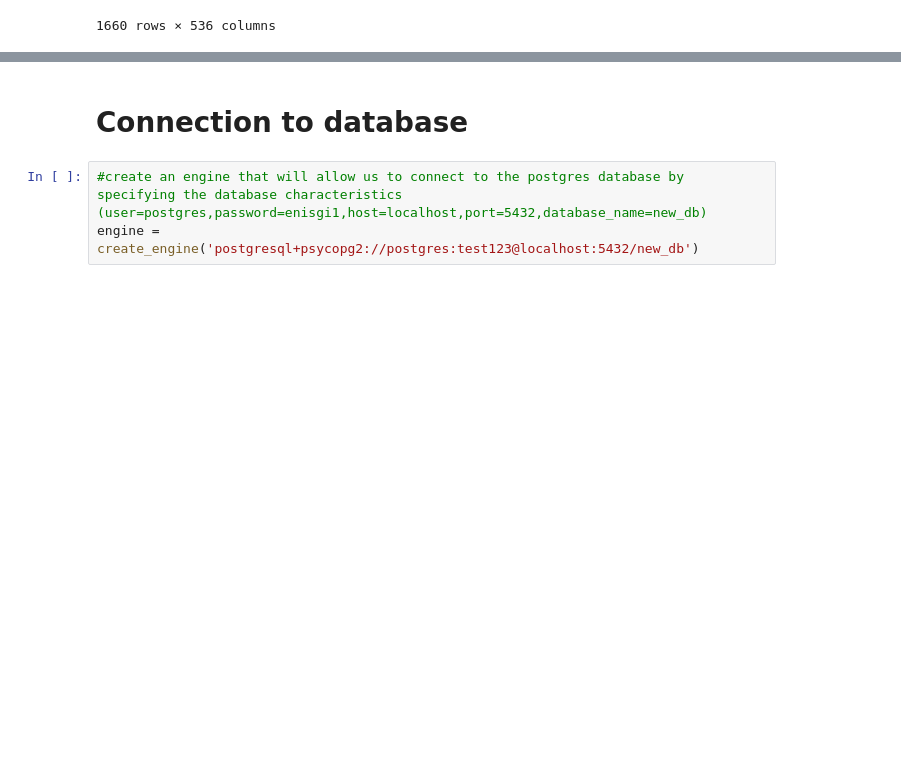
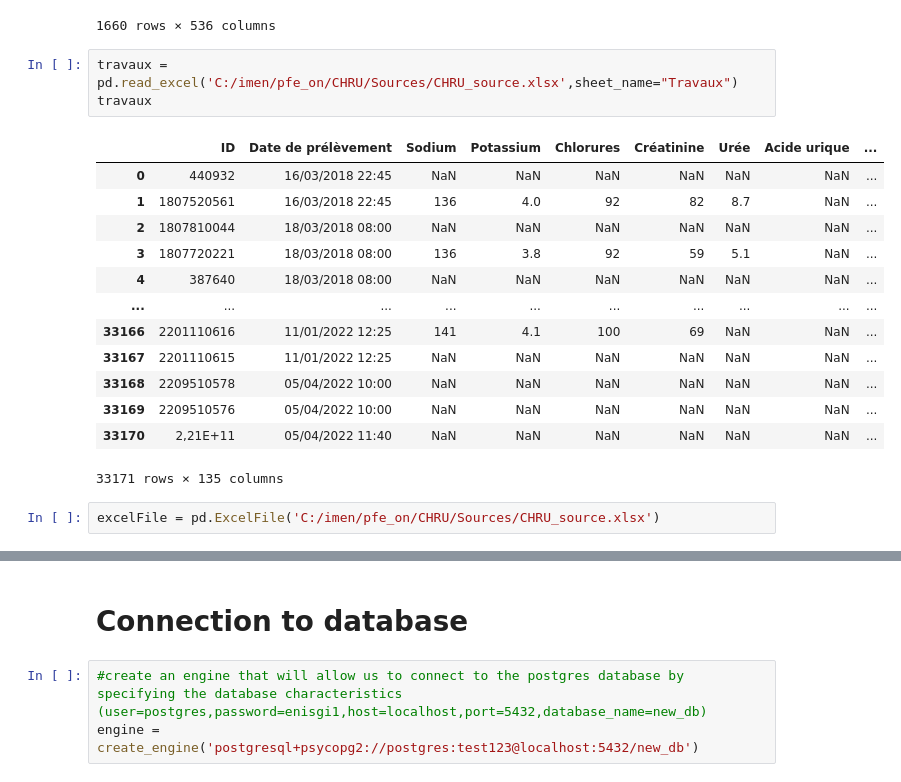
Before and after one commit to imen2000/pfe_on, a Jupyter notebook: ImplementationAppliedMethod.ipynb, the cells around one changed output, grey strips where cells are left out. Cells and saved outputs as stored; diff of their text form; blank space fills up the shorter version.

```diff
--- a/ImplementationAppliedMethod.ipynb
+++ b/ImplementationAppliedMethod.ipynb
@@ -75,3 +358,22 @@ patients #printing the dataframe
 | 1658 | 1659 | Féminin | 20/07/1940 | NaN | NaN | SLA | NaN | Forme certaine | mai-21 | ... |
 | 1659 | 1660 | Masculin | 23/12/1961 | Cadre d'entreprise | NaN | SLA | NaN | Forme certaine | déc-21 | ... |
 1660 rows × 536 columns
+# %%
+travaux = pd.read_excel('C:/imen/pfe_on/CHRU/Sources/CHRU_source.xlsx',sheet_name="Travaux")
+travaux
+# %% [output]
+|  | ID | Date de prélèvement | Sodium | Potassium | Chlorures | Créatinine | Urée | Acide urique | ... |
+| 0 | 440932 | 16/03/2018 22:45 | NaN | NaN | NaN | NaN | NaN | NaN | ... |
+| 1 | 1807520561 | 16/03/2018 22:45 | 136 | 4.0 | 92 | 82 | 8.7 | NaN | ... |
+| 2 | 1807810044 | 18/03/2018 08:00 | NaN | NaN | NaN | NaN | NaN | NaN | ... |
+| 3 | 1807720221 | 18/03/2018 08:00 | 136 | 3.8 | 92 | 59 | 5.1 | NaN | ... |
+| 4 | 387640 | 18/03/2018 08:00 | NaN | NaN | NaN | NaN | NaN | NaN | ... |
+| ... | ... | ... | ... | ... | ... | ... | ... | ... | ... |
+| 33166 | 2201110616 | 11/01/2022 12:25 | 141 | 4.1 | 100 | 69 | NaN | NaN | ... |
+| 33167 | 2201110615 | 11/01/2022 12:25 | NaN | NaN | NaN | NaN | NaN | NaN | ... |
+| 33168 | 2209510578 | 05/04/2022 10:00 | NaN | NaN | NaN | NaN | NaN | NaN | ... |
+| 33169 | 2209510576 | 05/04/2022 10:00 | NaN | NaN | NaN | NaN | NaN | NaN | ... |
+| 33170 | 2,21E+11 | 05/04/2022 11:40 | NaN | NaN | NaN | NaN | NaN | NaN | ... |
+33171 rows × 135 columns
+# %%
+excelFile = pd.ExcelFile('C:/imen/pfe_on/CHRU/Sources/CHRU_source.xlsx')
```
Also changed, not shown: parts of 51 cells of this notebook.
